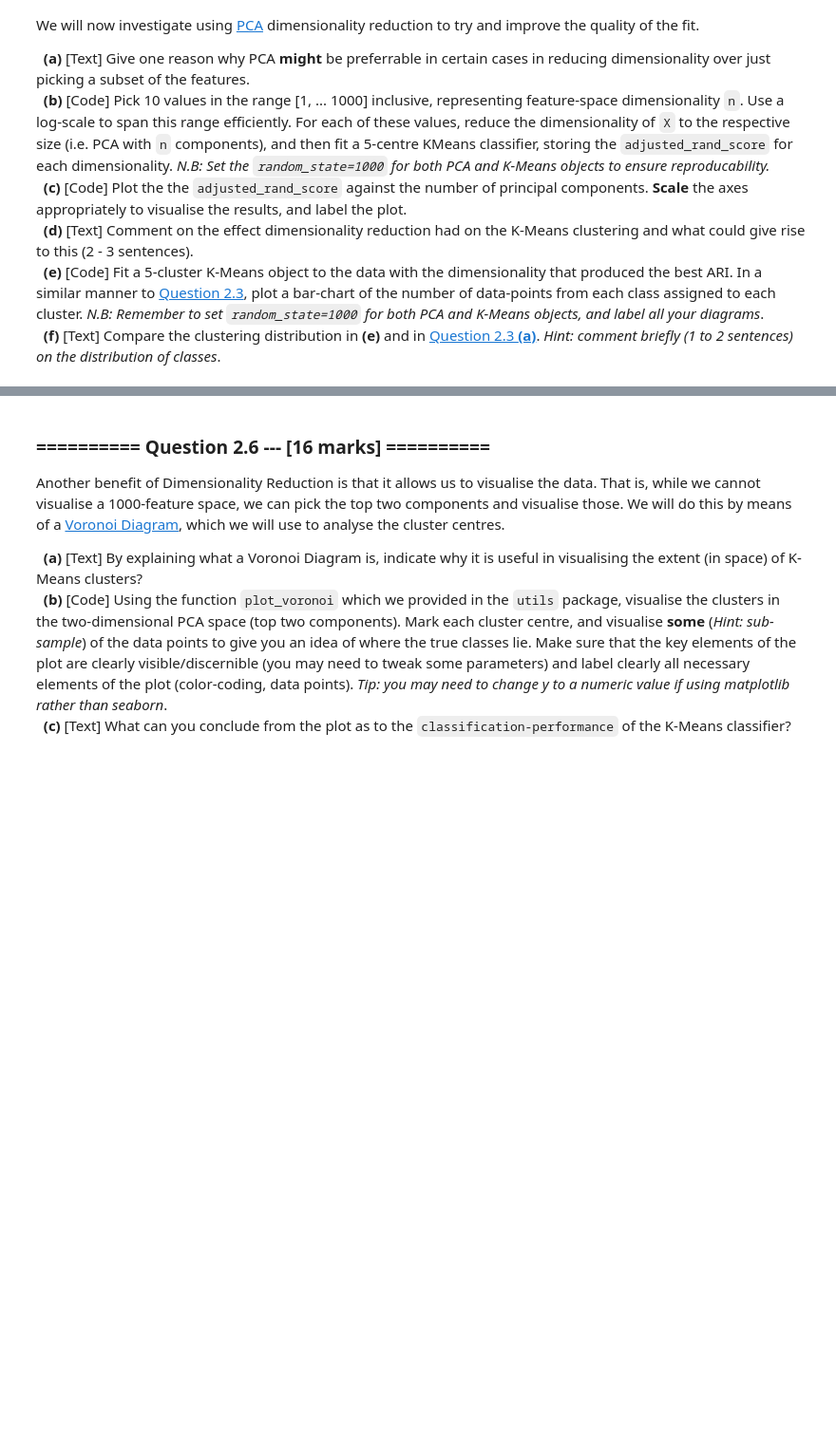
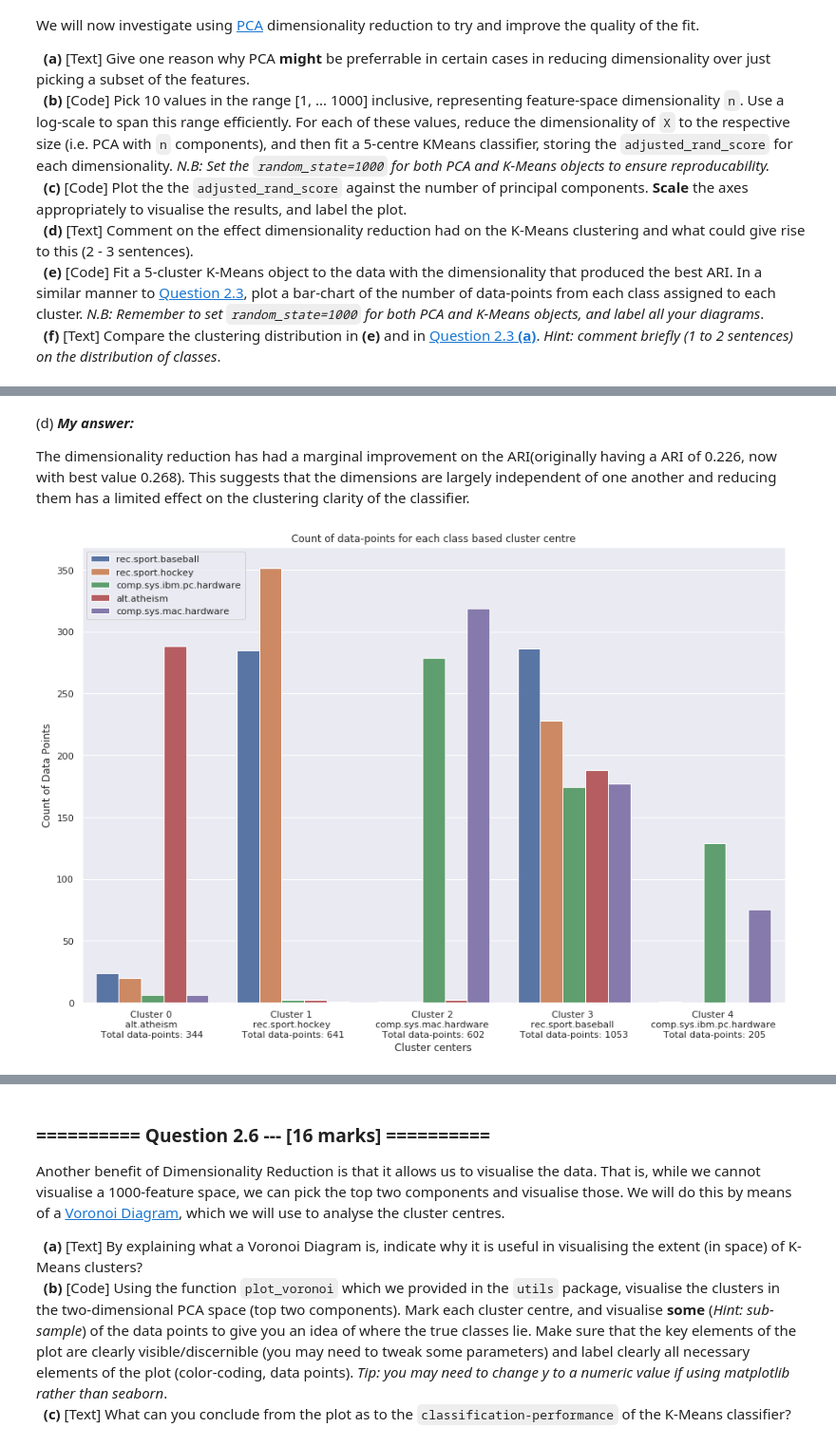
Before and after one commit to ZeroSum24/IAML2018, a Jupyter notebook: Assignments/04_A_KMeans.ipynb, the cells around one changed output, grey strips where cells are left out. Shown at 95% size. Cells and saved outputs as stored; diff of their text form; code cells hidden in the pictures; blank space fills up the shorter version.

```diff
--- a/Assignments/04_A_KMeans.ipynb
+++ b/Assignments/04_A_KMeans.ipynb
@@ -287,0 +420,38 @@ We will now investigate using [PCA](http://scikit-learn.org/0.19/modules/generat
+# %% [markdown]
+(d) ***My answer:***
+
+The dimensionality reduction has had a marginal improvement on the ARI(originally having a ARI of 0.226, now with best value 0.268). This suggests that the dimensions are largely independent of one another and reducing them has a limited effect on the clustering clarity of the classifier.
+# %%
+#(e) # Fitting a 5-cluster K-Means object to the data with the dimensionality that produced the best ARI:
+
+# Fitting a transformed X with the value n that had the best ari
+X_PCA = PCA(n_components=n_with_best_ari, random_state=1000).fit_transform(X)
+
+# Calculating the kmc with the best ari
+kmc_best_ari = KMeans(n_clusters=5, random_state=1000)
+kmc_best_ari.fit(X_PCA, y)
+
+# Calculating the amount of values in each cluster
+cluster_freq= Counter(kmc_best_ari.labels_)
+
+# Creating the labels for each cluster
+labels = []
+classes = ['alt.atheism', 'rec.sport.hockey',  'comp.sys.mac.hardware', 'rec.sport.baseball', 'comp.sys.ibm.pc.hardware']
+
+for label in range(5):
+    labels.append("Cluster {0} \n{1} \nTotal data-points: {2}".format(label, classes[label], cluster_freq[label]))
+
+# Plotting the figure
+plt.figure(figsize=(15,10))
+sns.countplot(x=kmc_best_ari.labels_, hue=y)
+
+# setting the title and the labels
+plt.title("Count of data-points for each class based cluster centre")
+plt.xlabel("Cluster centers")
+plt.ylabel("Count of Data Points")
+plt.xticks([0,1,2,3,4], labels)
+
+# displaying the plot
+plt.show()
+# %% [output]
+[figure, added]
```
Also changed, not shown: parts of 35 cells of this notebook.
